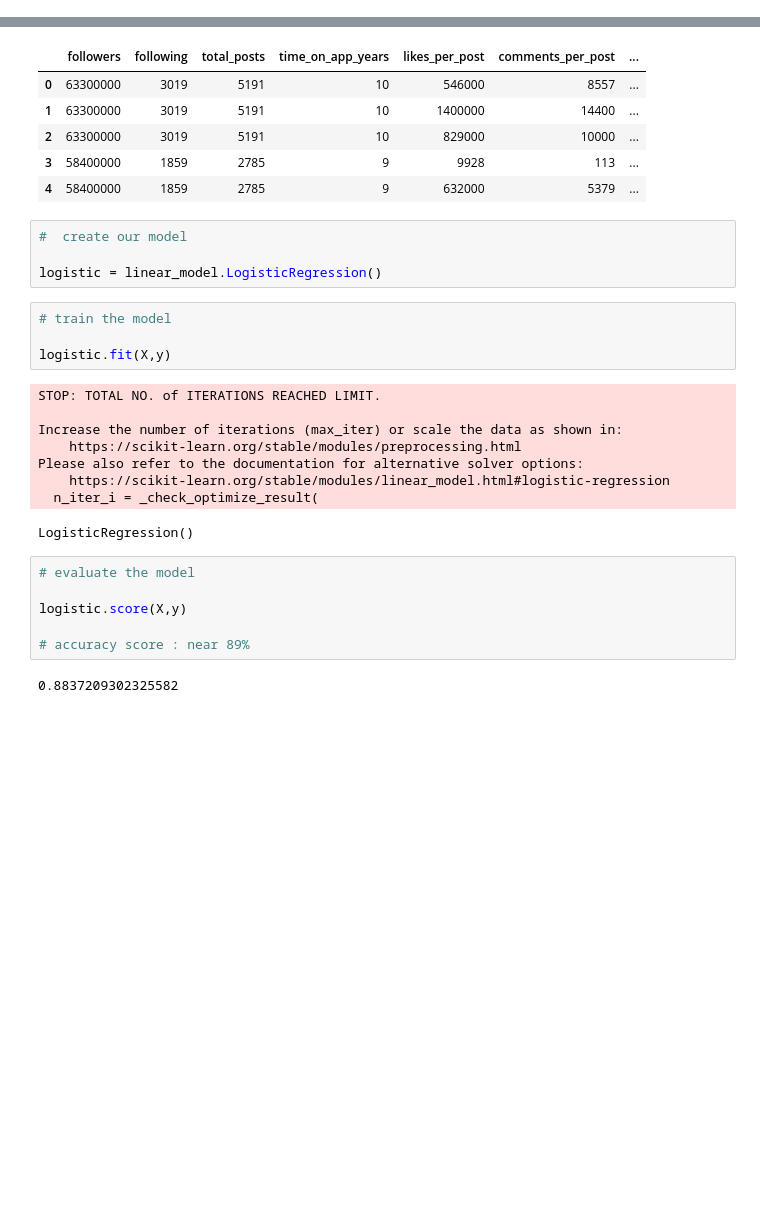
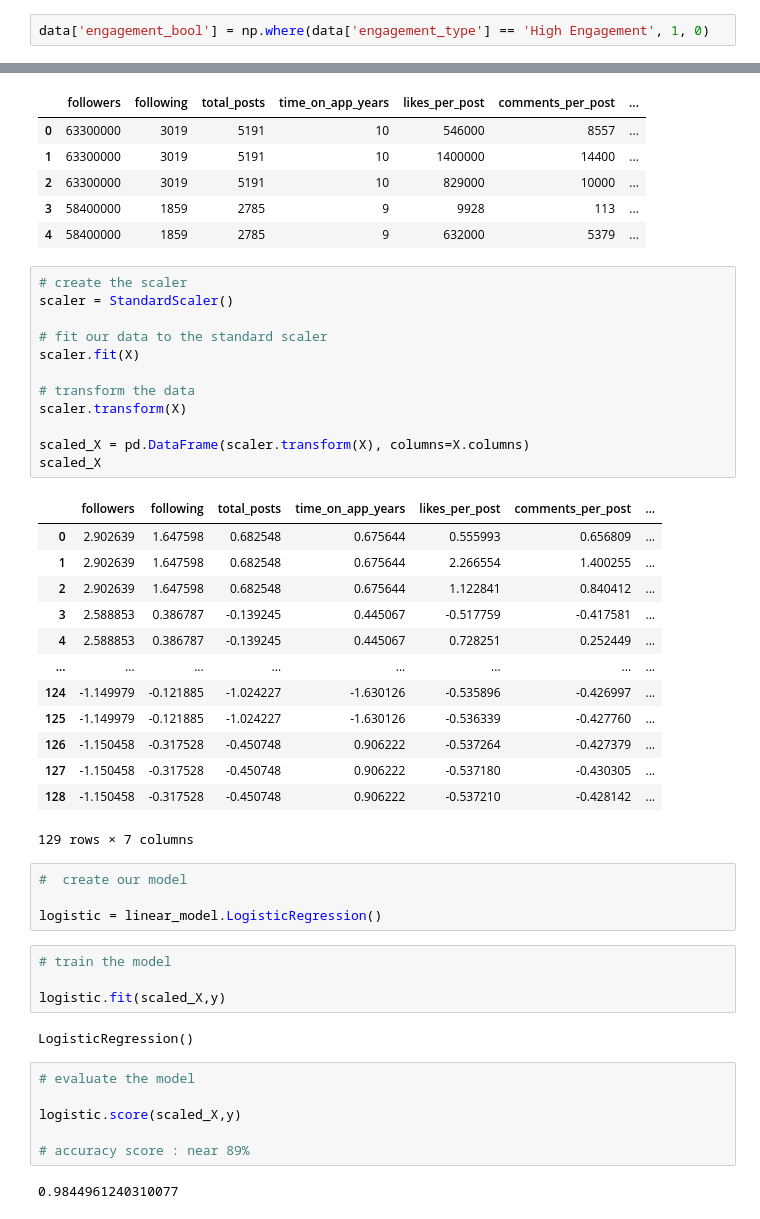
Before and after one commit to cristiana-ayres/Insta-engagement-pred, a Jupyter notebook: 11_lets_go.ipynb, the cells around one changed output, grey strips where cells are left out. Cells and saved outputs as stored; diff of their text form; blank space fills up the shorter version.

```diff
--- a/11_lets_go.ipynb
+++ b/11_lets_go.ipynb
@@ -186,6 +187,8 @@ data.tail()
 | 128 | 43 | @leopeleja | Humor', 'Comedy', 'Marketing and ... | 0.0 | 9.063368 | 7922 | 1211 | 1873 | ... |
 # %%
 data.to_csv("followers_all_final.csv")
+# %%
+data['engagement_bool'] = np.where(data['engagement_type'] == 'High Engagement', 1, 0)
 # %% [markdown]
 # Logistic Regression Model
 # %%
@@ -206,6 +209,32 @@ X.head()
 | 2 | 63300000 | 3019 | 5191 | 10 | 829000 | 10000 | ... |
 | 3 | 58400000 | 1859 | 2785 | 9 | 9928 | 113 | ... |
 | 4 | 58400000 | 1859 | 2785 | 9 | 632000 | 5379 | ... |
+# %%
+# create the scaler
+scaler = StandardScaler()
+
+# fit our data to the standard scaler
+scaler.fit(X)
+
+# transform the data
+scaler.transform(X)
+
+scaled_X = pd.DataFrame(scaler.transform(X), columns=X.columns)
+scaled_X
+# %% [output]
+|  | followers | following | total_posts | time_on_app_years | likes_per_post | comments_per_post | ... |
+| 0 | 2.902639 | 1.647598 | 0.682548 | 0.675644 | 0.555993 | 0.656809 | ... |
+| 1 | 2.902639 | 1.647598 | 0.682548 | 0.675644 | 2.266554 | 1.400255 | ... |
+| 2 | 2.902639 | 1.647598 | 0.682548 | 0.675644 | 1.122841 | 0.840412 | ... |
+| 3 | 2.588853 | 0.386787 | -0.139245 | 0.445067 | -0.517759 | -0.417581 | ... |
+| 4 | 2.588853 | 0.386787 | -0.139245 | 0.445067 | 0.728251 | 0.252449 | ... |
+| ... | ... | ... | ... | ... | ... | ... | ... |
+| 124 | -1.149979 | -0.121885 | -1.024227 | -1.630126 | -0.535896 | -0.426997 | ... |
+| 125 | -1.149979 | -0.121885 | -1.024227 | -1.630126 | -0.536339 | -0.427760 | ... |
+| 126 | -1.150458 | -0.317528 | -0.450748 | 0.906222 | -0.537264 | -0.427379 | ... |
+| 127 | -1.150458 | -0.317528 | -0.450748 | 0.906222 | -0.537180 | -0.430305 | ... |
+| 128 | -1.150458 | -0.317528 | -0.450748 | 0.906222 | -0.537210 | -0.428142 | ... |
+129 rows × 7 columns
 # %%
 #  create our model
 
@@ -213,21 +242,14 @@ logistic = linear_model.LogisticRegression()
 # %%
 # train the model
 
-logistic.fit(X,y)
+logistic.fit(scaled_X,y)
 # %% [output]
-STOP: TOTAL NO. of ITERATIONS REACHED LIMIT.
-
-Increase the number of iterations (max_iter) or scale the data as shown in:
-    https://scikit-learn.org/stable/modules/preprocessing.html
-Please also refer to the documentation for alternative solver options:
-    https://scikit-learn.org/stable/modules/linear_model.html#logistic-regression
-  n_iter_i = _check_optimize_result(
+LogisticRegression()
-LogisticRegression()
 # %%
 # evaluate the model
 
-logistic.score(X,y)
+logistic.score(scaled_X,y)
 
 # accuracy score : near 89%
 # %% [output]
-0.8837209302325582
+0.9844961240310077
```
Also changed, not shown: parts of 2 cells of this notebook, 2 other files.
